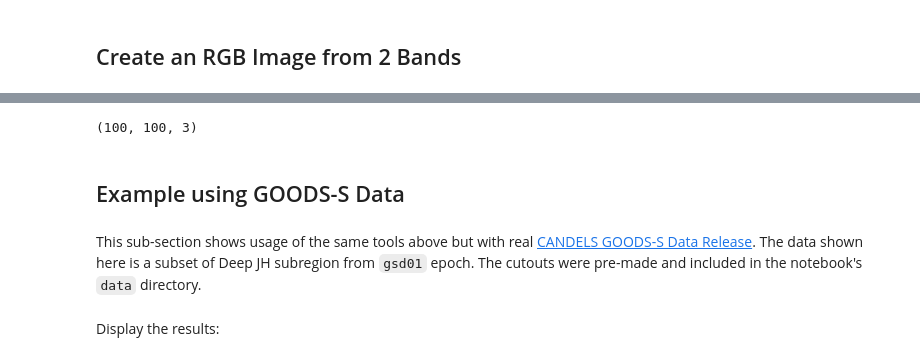
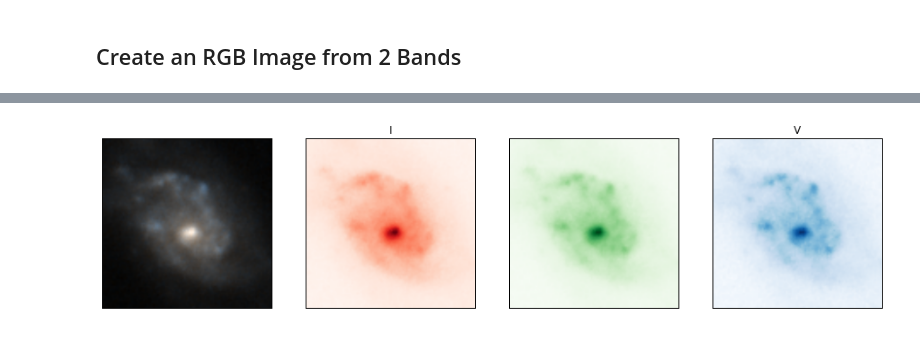
Before and after one commit to spacetelescope/astroimtools, a Jupyter notebook: docs/astroimtools/notebooks/make_rgb.ipynb, the cells around one changed output, grey strips where cells are left out. Drawn from its saved outputs; the diff is of its cells as text; code cells hidden in the pictures.

Commit message:
Revised RGB cutout notebook based on Susan Kassin's feedback. [skip ci]

```diff
--- a/docs/astroimtools/notebooks/make_rgb.ipynb
+++ b/docs/astroimtools/notebooks/make_rgb.ipynb
@@ -17,0 +11,6 @@ with fits.open('data/image_rgb.fits') as pf:
+# %%
+from astropy.io import fits
+
+image_r = fits.getdata('data/egs_13004304_wfc3_f160w_cutout.fits')
+image_g = fits.getdata('data/egs_13004304_acs_f814w_cutout.fits')
+image_b = fits.getdata('data/egs_13004304_acs_f606w_cutout.fits')
@@ -95,20 +75,13 @@ ax4.axes.get_yaxis().set_visible(False)
-# %%
-print(image2.shape)
-# %% [output]
-(100, 100, 3)
-# %% [markdown]
-## Example using GOODS-S Data
-# %% [markdown]
-This sub-section shows usage of the same tools above but with real [CANDELS GOODS-S Data Release](http://candels.ucolick.org/data_access/GOODS-S.html). The data shown here is a subset of Deep JH subregion from `gsd01` epoch. The cutouts were pre-made and included in the notebook's `data` directory.
-# %%
-image_r = fits.getdata('data/CANDELS_GDS_F160W_J033231.70-274626.2_hst_wfc3ir_f160w_cutout.fits')
-image_g = fits.getdata('data/CANDELS_GDS_F160W_J033231.70-274626.2_hst_wfc3ir_f125w_cutout.fits')
-image_b = fits.getdata('data/CANDELS_GDS_F160W_J033231.70-274626.2_hst_acs_f814w_cutout.fits')
 # %%
-minval = min(image_r.min(), image_g.min(), image_b.min())
-maxval = max(image_r.max(), image_g.max(), image_b.max())
+new_r = image_g
+ave_g = 0.5 * (new_r + image_b)
 
-# Make RGB image.
-image = lupton_rgb.makeRGB(image_r, image_g, image_b, minimum=minval, dataRange=maxval)
+minval = min(new_r.min(), image_b.min())
+maxval = max(new_r.max(), image_b.max())
+
+image2 = lupton_rgb.makeRGB(new_r, ave_g, image_b, minimum=minval, dataRange=maxval, Q=0)
+
+plot_rgb(new_r, ave_g, image_b, image2,
+         rtitle='I', btitle='V')
+# %% [output]
+[figure, added]
-# %% [markdown]
-Display the results:
```
Also changed, not shown: parts of 13 cells of this notebook, 7 other files.
